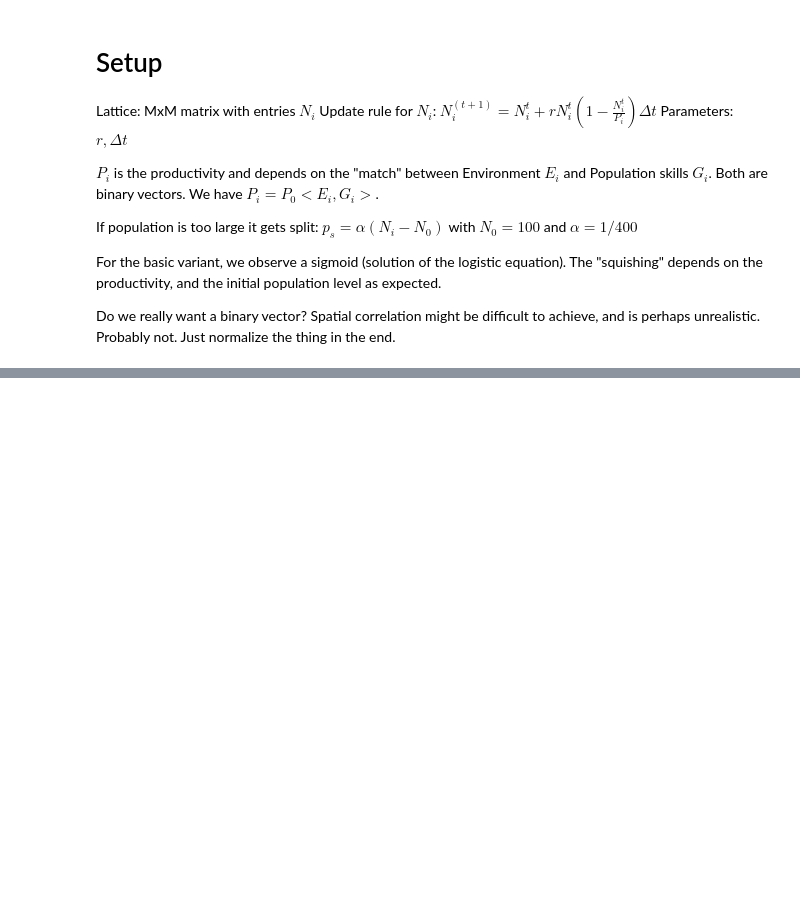
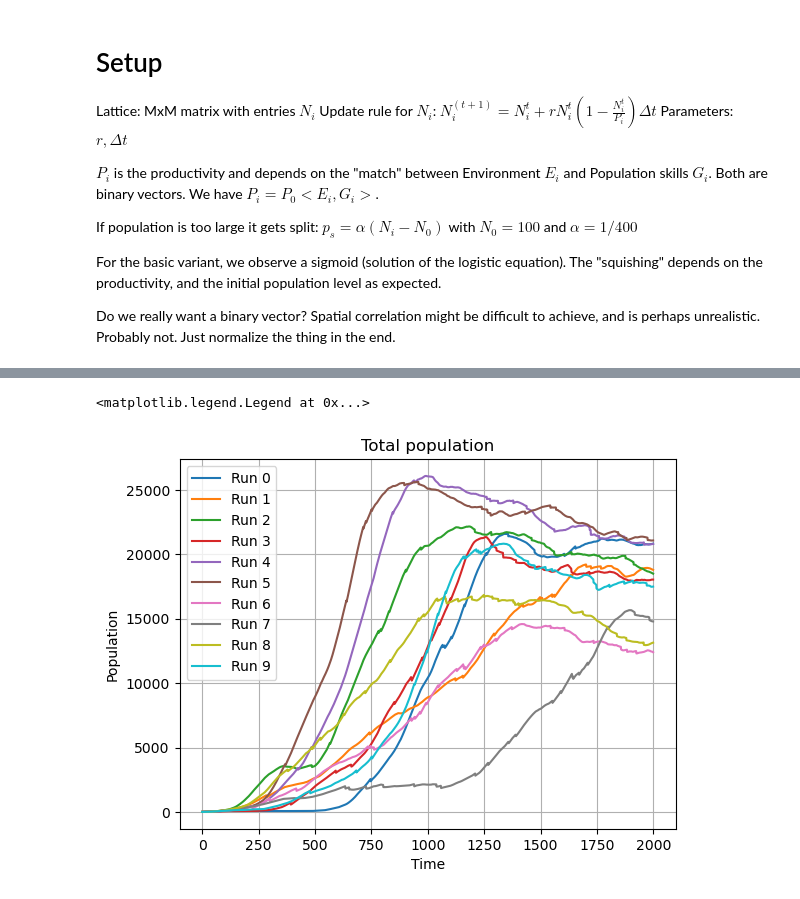
Before and after one commit to LeoKonzett/csh-vienna-abm, a Jupyter notebook: Agent_Dynamics_Playground.ipynb, the cells around one changed output, grey strips where cells are left out. Saved outputs shown, nothing was run; the diff lists cells and outputs as text; code cells hidden in the pictures; blank space fills up the shorter version.

```diff
--- a/Agent_Dynamics_Playground.ipynb
+++ b/Agent_Dynamics_Playground.ipynb
@@ -179,5 +311,10 @@ sim_steps = 5_000
 rate = 1 / 30 # Growth coefficient in equation (1) - related to time_steps
 epsilon = 1e-3
 
+# Single lattice with seed 50
 lattice = Lattice(size=M, steps_sim=sim_steps, seed=50, idx_start=(0, 0), num_env_vars=num_vars,
                   pop_min=pop_min, pop_max=pop_max, rate_growth=rate, prod_min=p_min, rate_prod=p_0)
+
+# Lattices with different seeds
+lattice_diff_seeds = [Lattice(size=M, steps_sim=sim_steps, seed=ii, idx_start=(0, 0), num_env_vars=num_vars,
+                  pop_min=pop_min, pop_max=pop_max, rate_growth=rate, prod_min=p_min, rate_prod=p_0) for ii in range(5, 15)]
@@ -226,3 +361,20 @@ Text(0.5, 1.0, 'Population dynamics for a selected cell')
+# %%
+# Run for multiple simulations
+fig = plt.figure()
+plt.grid()
+plt.xlabel("Time")
+plt.ylabel("Population")
+plt.title("Total population")
+
+for ii, ll in enumerate(lattice_diff_seeds):
+    ll.run(mutate_env=0.001, mutate_skill=0.0001)
+    pop_ll = np.sum(ll.population[:2000], axis=(1, 2))
+    plt.plot(pop_ll, label=f"Run {ii}")
+
+plt.legend()
+# %% [output]
+<matplotlib.legend.Legend at 0x...>
+[figure, added]
 # %%
 fig, (ax1, ax2) = plt.subplots(ncols=2, figsize=(12, 6))
 
```
Also changed, not shown: parts of 11 cells of this notebook.
